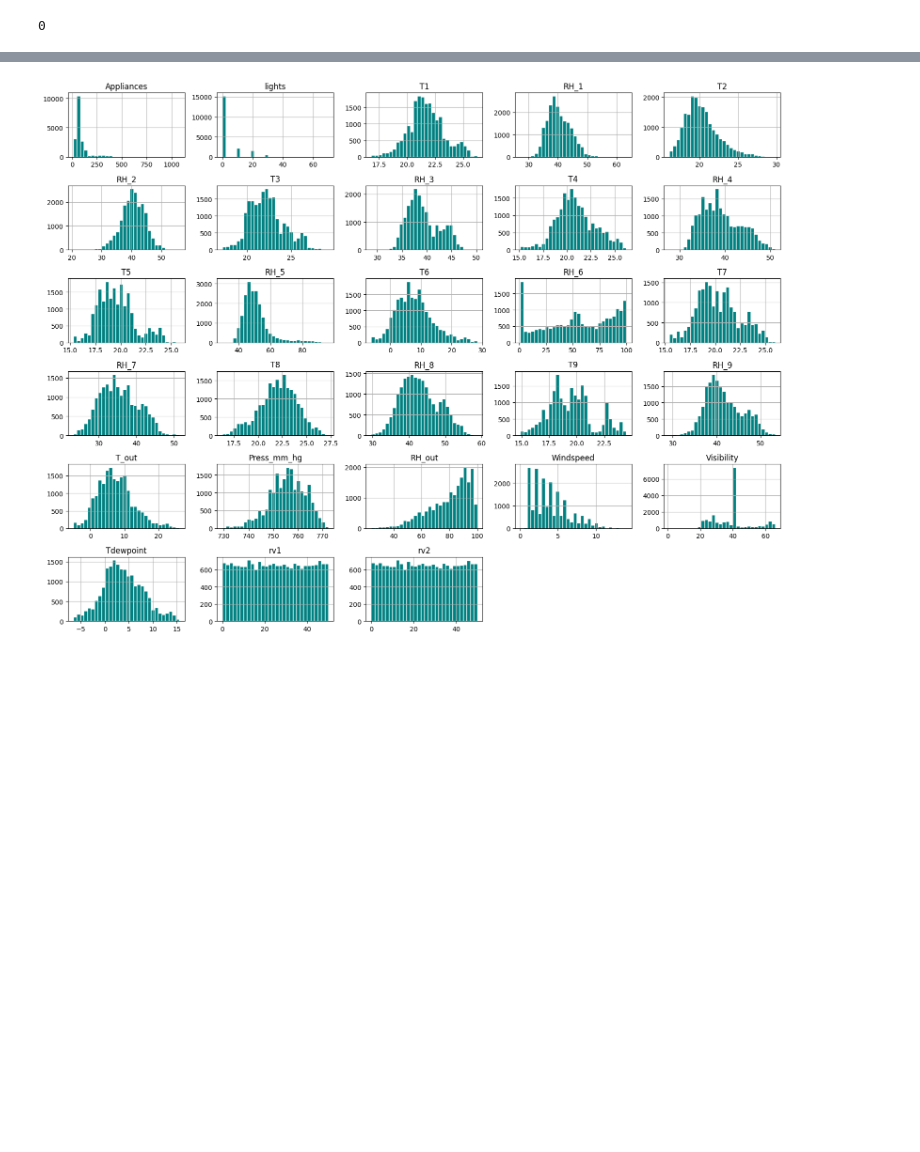
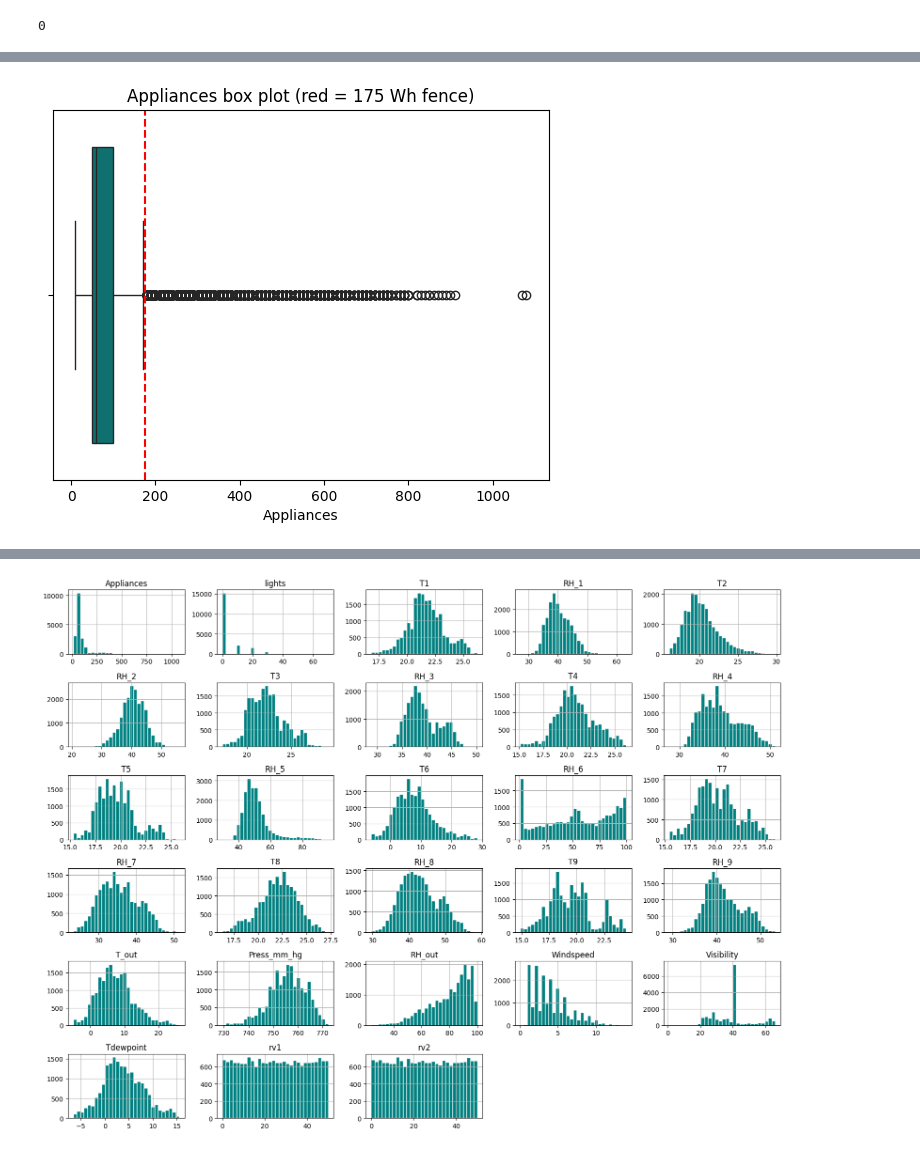
Before and after one commit to Manith-Ratnayake/Assignment, a Jupyter notebook: notebooks/EDA.ipynb, the cells around one changed output, grey strips where cells are left out. Saved outputs shown, nothing was run; the diff lists cells and outputs as text; code cells hidden in the pictures; blank space fills up the shorter version.

```diff
--- a/notebooks/EDA.ipynb
+++ b/notebooks/EDA.ipynb
@@ -90,0 +103,7 @@ df.head()
+# %%
+sns.boxplot(x=df["Appliances"], color="teal")
+plt.axvline(upper_bound, color="red", linestyle="--")
+plt.title("Appliances box plot (red = 175 Wh fence)")
+plt.show()
+# %% [output]
+[figure, added]
```
Also changed, not shown: parts of 33 cells of this notebook.
